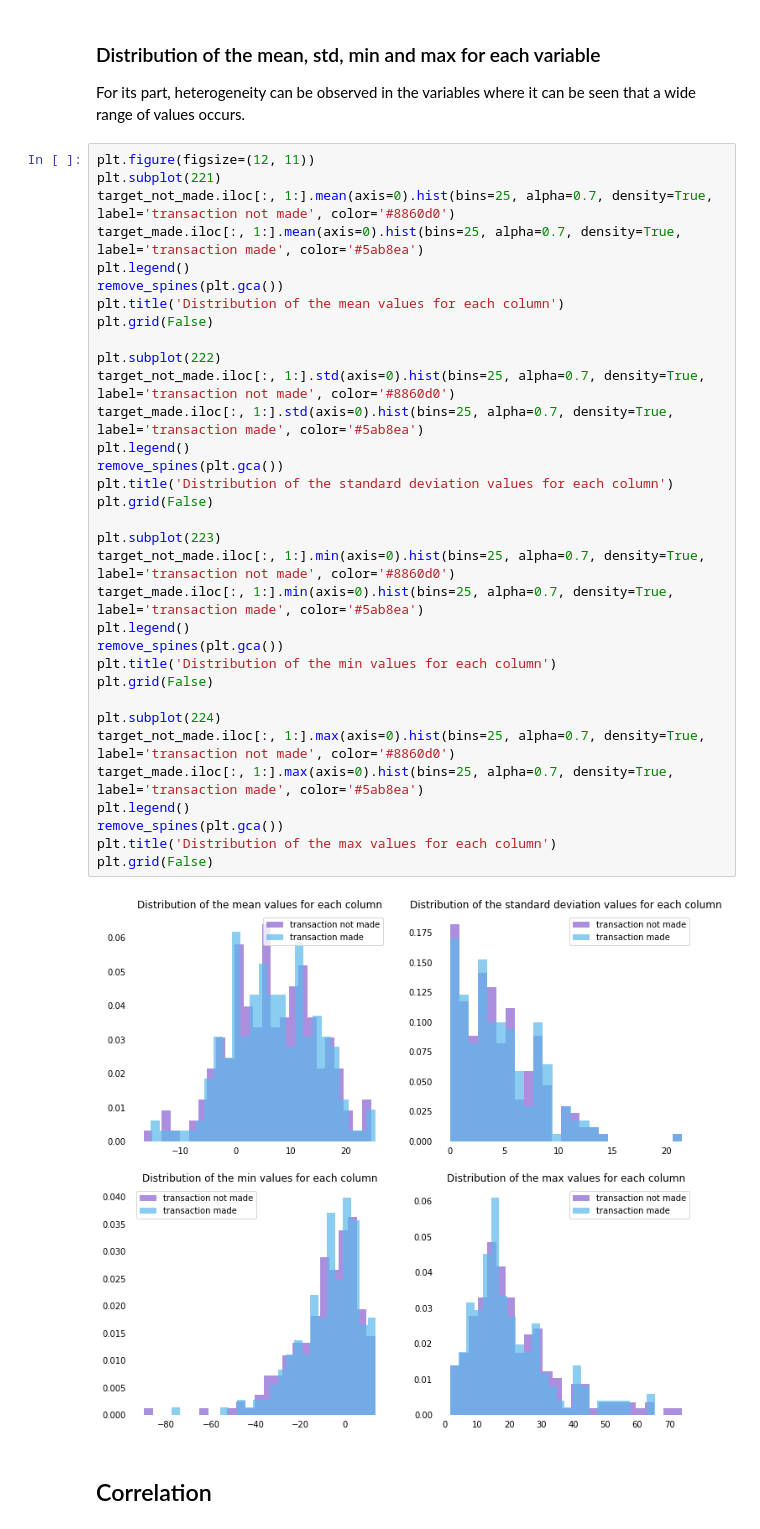
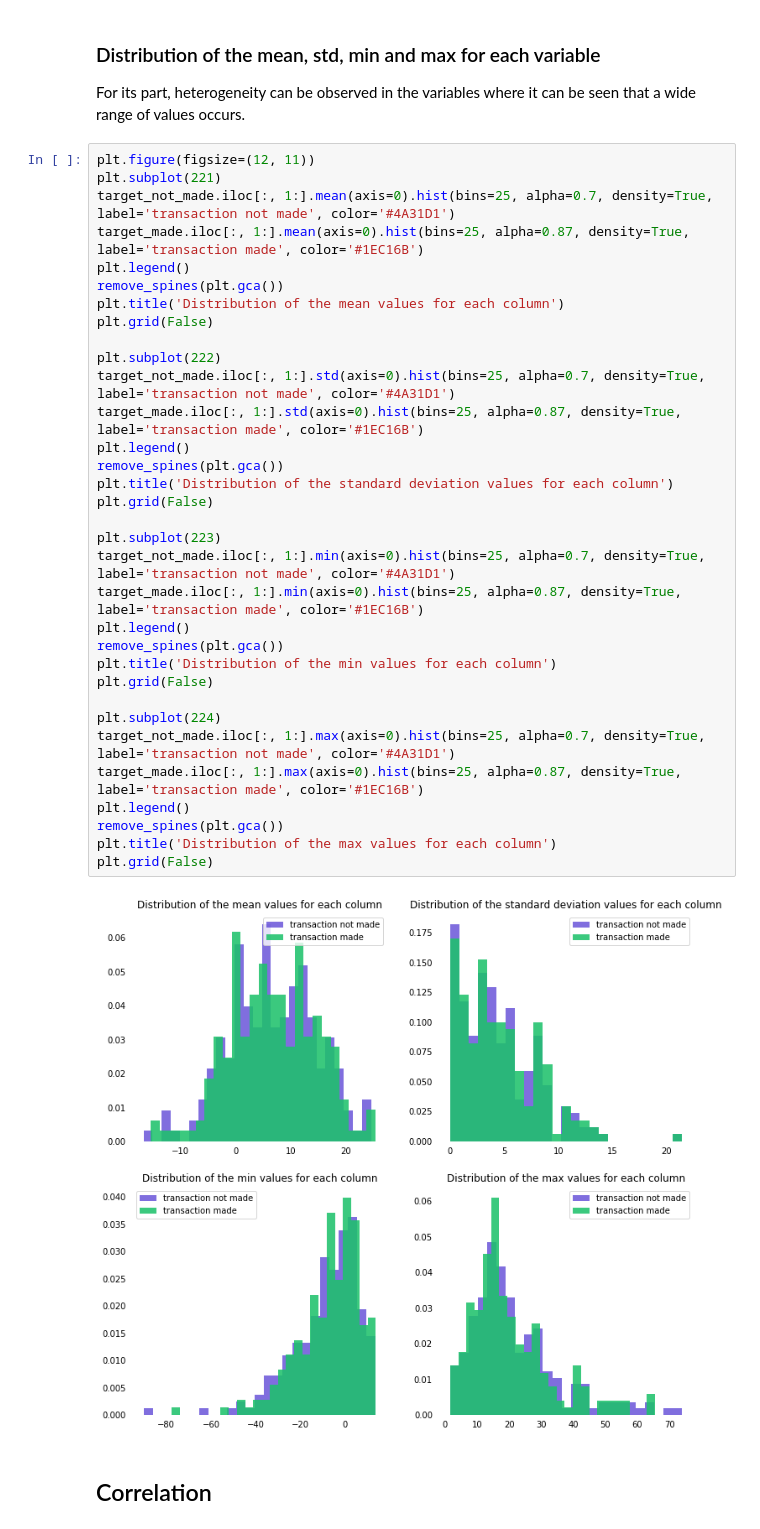
Before and after one commit to glezmartin/Santander-Customer-Transaction-Prediction, a Jupyter notebook: project_code/exploratory_data_analysis/exploratory_data_analysis.ipynb, the cells around one changed output. Drawn from its saved outputs; the diff is of its cells as text.

```diff
--- a/project_code/exploratory_data_analysis/exploratory_data_analysis.ipynb
+++ b/project_code/exploratory_data_analysis/exploratory_data_analysis.ipynb
@@ -109,38 +109,38 @@ For its part, heterogeneity can be observed in the variables where it can be see
 # %%
 plt.figure(figsize=(12, 11))
 plt.subplot(221)
-target_not_made.iloc[:, 1:].mean(axis=0).hist(bins=25, alpha=0.7, density=True, label='transaction not made', color='#8860d0')
-target_made.iloc[:, 1:].mean(axis=0).hist(bins=25, alpha=0.7, density=True, label='transaction made', color='#5ab8ea')
+target_not_made.iloc[:, 1:].mean(axis=0).hist(bins=25, alpha=0.7, density=True, label='transaction not made', color='#4A31D1')
+target_made.iloc[:, 1:].mean(axis=0).hist(bins=25, alpha=0.87, density=True, label='transaction made', color='#1EC16B')
 plt.legend()
 remove_spines(plt.gca())
 plt.title('Distribution of the mean values for each column')
 plt.grid(False)
 
 plt.subplot(222)
-target_not_made.iloc[:, 1:].std(axis=0).hist(bins=25, alpha=0.7, density=True, label='transaction not made', color='#8860d0')
-target_made.iloc[:, 1:].std(axis=0).hist(bins=25, alpha=0.7, density=True, label='transaction made', color='#5ab8ea')
+target_not_made.iloc[:, 1:].std(axis=0).hist(bins=25, alpha=0.7, density=True, label='transaction not made', color='#4A31D1')
+target_made.iloc[:, 1:].std(axis=0).hist(bins=25, alpha=0.87, density=True, label='transaction made', color='#1EC16B')
 plt.legend()
 remove_spines(plt.gca())
 plt.title('Distribution of the standard deviation values for each column')
 plt.grid(False)
 
 plt.subplot(223)
-target_not_made.iloc[:, 1:].min(axis=0).hist(bins=25, alpha=0.7, density=True, label='transaction not made', color='#8860d0')
-target_made.iloc[:, 1:].min(axis=0).hist(bins=25, alpha=0.7, density=True, label='transaction made', color='#5ab8ea')
+target_not_made.iloc[:, 1:].min(axis=0).hist(bins=25, alpha=0.7, density=True, label='transaction not made', color='#4A31D1')
+target_made.iloc[:, 1:].min(axis=0).hist(bins=25, alpha=0.87, density=True, label='transaction made', color='#1EC16B')
 plt.legend()
 remove_spines(plt.gca())
 plt.title('Distribution of the min values for each column')
 plt.grid(False)
 
 plt.subplot(224)
-target_not_made.iloc[:, 1:].max(axis=0).hist(bins=25, alpha=0.7, density=True, label='transaction not made', color='#8860d0')
-target_made.iloc[:, 1:].max(axis=0).hist(bins=25, alpha=0.7, density=True, label='transaction made', color='#5ab8ea')
+target_not_made.iloc[:, 1:].max(axis=0).hist(bins=25, alpha=0.7, density=True, label='transaction not made', color='#4A31D1')
+target_made.iloc[:, 1:].max(axis=0).hist(bins=25, alpha=0.87, density=True, label='transaction made', color='#1EC16B')
 plt.legend()
 remove_spines(plt.gca())
 plt.title('Distribution of the max values for each column')
 plt.grid(False)
 # %% [output]
-[figure, old version]
+[figure, new version]
 # %% [markdown]
 ## Correlation
 # %% [markdown]
```
Also changed, not shown: parts of 6 cells of this notebook.
